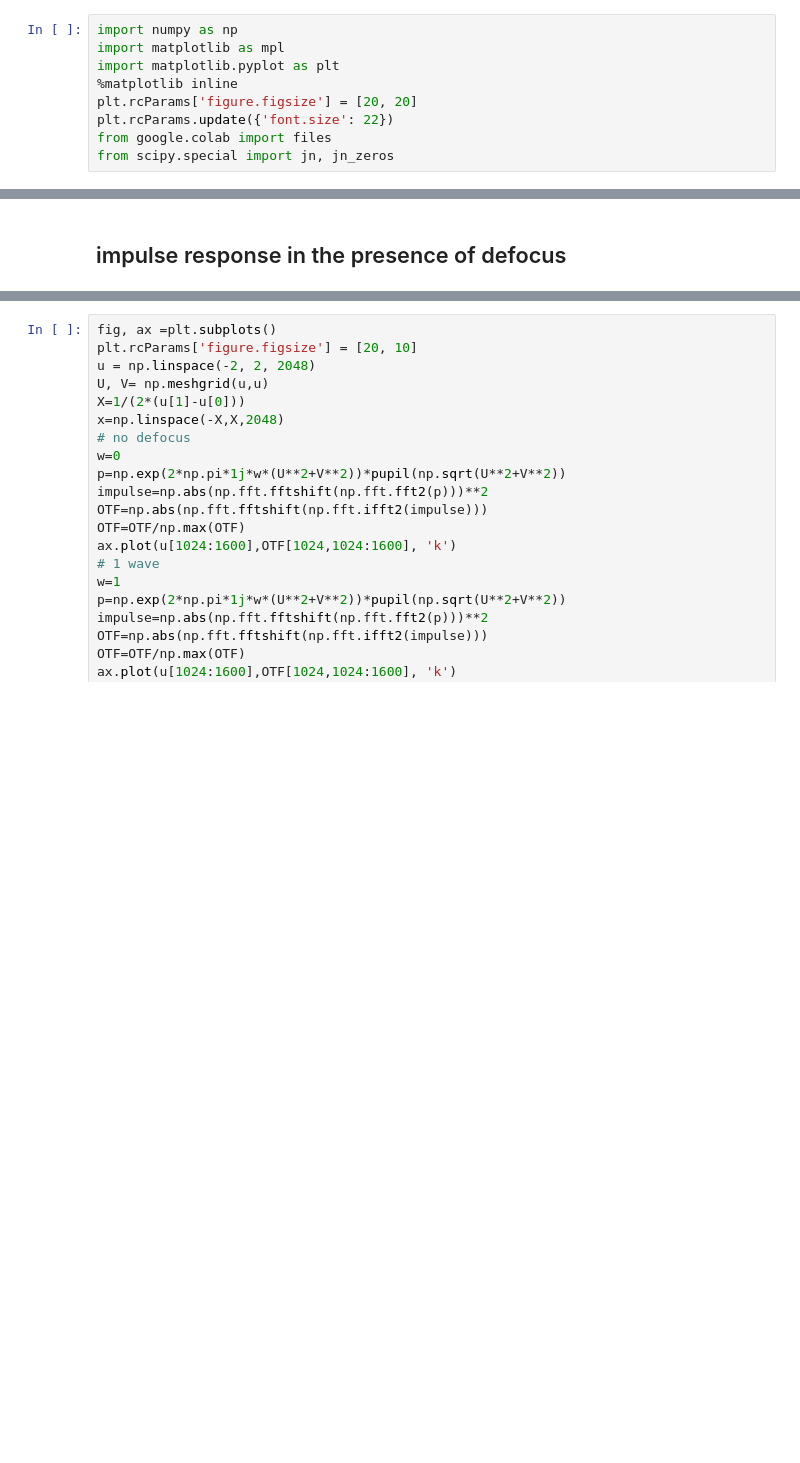
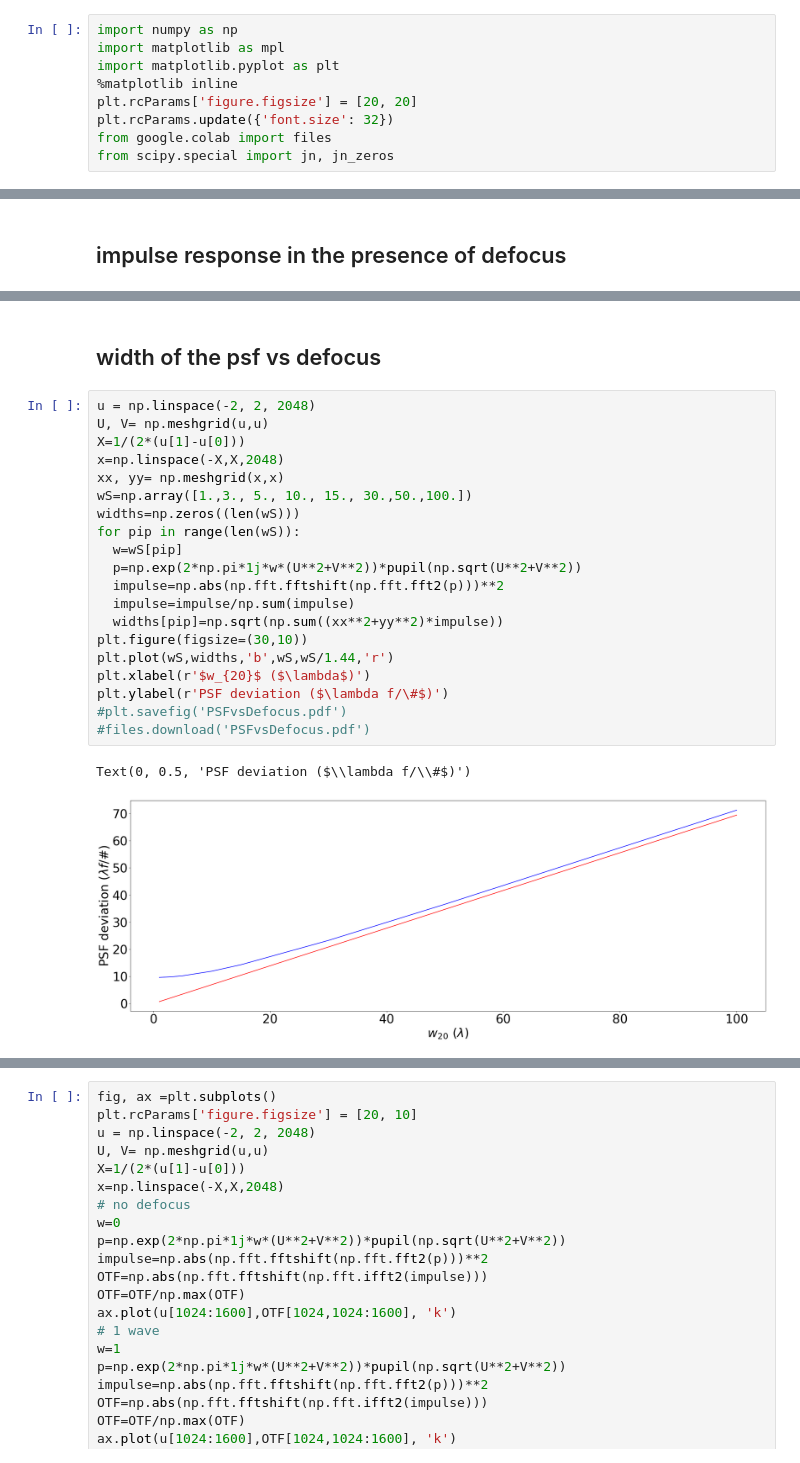
Before and after one commit to djbradyAtOpticalSciencesArizona/computationalImaging, a Jupyter notebook: coherence/focus.ipynb, the cells around one changed output, grey strips where cells are left out. Cells and saved outputs as stored; diff of their text form; blank space fills up the shorter version.

```diff
--- a/coherence/focus.ipynb
+++ b/coherence/focus.ipynb
@@ -13,7 +13,7 @@ import matplotlib as mpl
 import matplotlib.pyplot as plt
 %matplotlib inline
 plt.rcParams['figure.figsize'] = [20, 20]
-plt.rcParams.update({'font.size': 22})
+plt.rcParams.update({'font.size': 32})
 from google.colab import files
 from scipy.special import jn, jn_zeros
 # %% [markdown]
@@ -83,3 +80,28 @@ files.download('defocusPSF.pdf')
 [interactive output not drawn]
 [interactive output not drawn]
 [figure]
+# %% [markdown]
+## width of the psf vs defocus
+# %%
+u = np.linspace(-2, 2, 2048)
+U, V= np.meshgrid(u,u)
+X=1/(2*(u[1]-u[0]))
+x=np.linspace(-X,X,2048)
+xx, yy= np.meshgrid(x,x)
+wS=np.array([1.,3., 5., 10., 15., 30.,50.,100.])
+widths=np.zeros((len(wS)))
+for pip in range(len(wS)):
+  w=wS[pip]
+  p=np.exp(2*np.pi*1j*w*(U**2+V**2))*pupil(np.sqrt(U**2+V**2))
+  impulse=np.abs(np.fft.fftshift(np.fft.fft2(p)))**2
+  impulse=impulse/np.sum(impulse)
+  widths[pip]=np.sqrt(np.sum((xx**2+yy**2)*impulse))
+plt.figure(figsize=(30,10))
+plt.plot(wS,widths,'b',wS,wS/1.44,'r')
+plt.xlabel(r'$w_{20}$ ($\lambda$)')
+plt.ylabel(r'PSF deviation ($\lambda f/\#$)')
+#plt.savefig('PSFvsDefocus.pdf')
+#files.download('PSFvsDefocus.pdf')
+# %% [output]
+Text(0, 0.5, 'PSF deviation ($\\lambda f/\\#$)')
+[figure, added]
```
Also changed, not shown: parts of 10 cells of this notebook.
